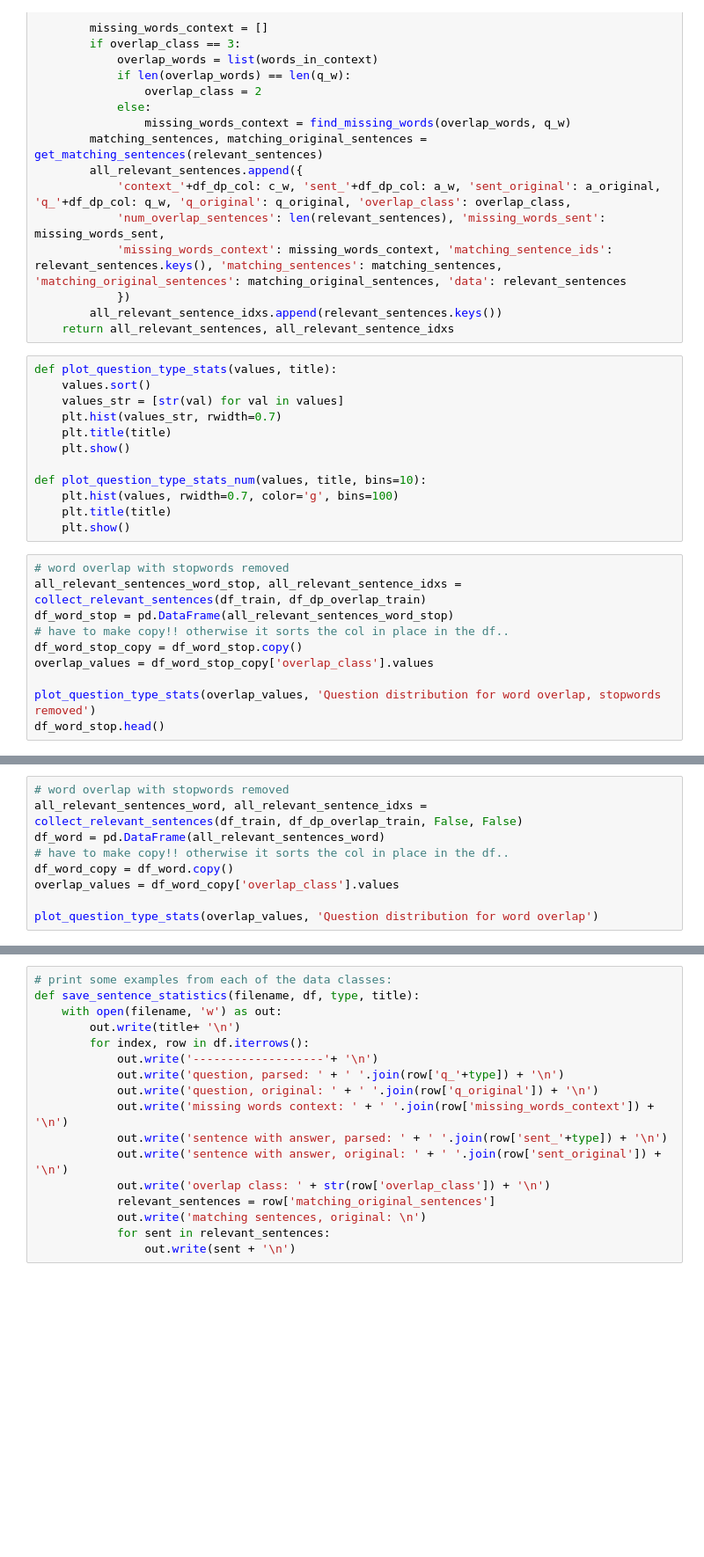
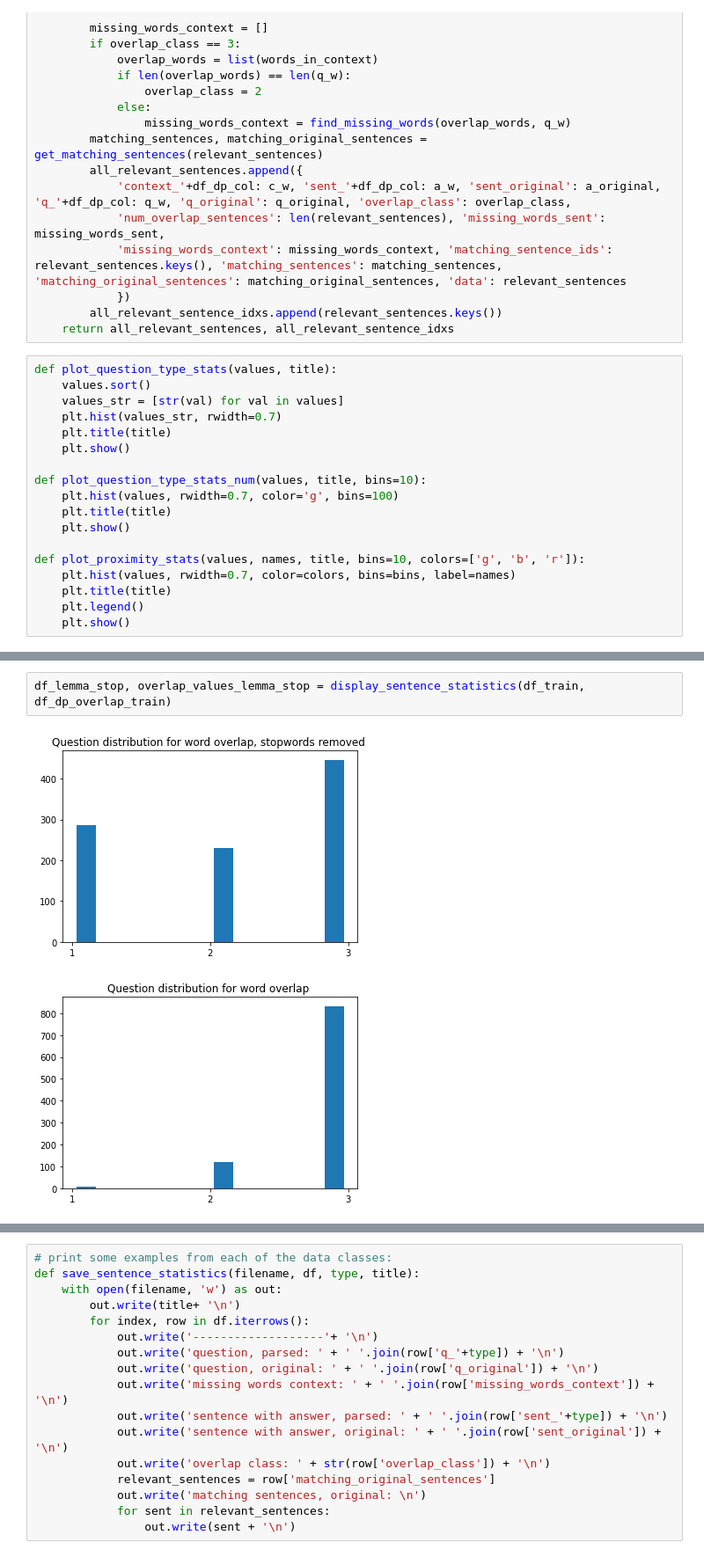
Before and after one commit to filippak/rc-answer-generation, a Jupyter notebook: data-analysis/relevant_sentences.ipynb, the cells around one changed output, grey strips where cells are left out. Shown at 88% size. Saved outputs shown, nothing was run; the diff lists cells and outputs as text; blank space fills up the shorter version.

Commit message:
Spell, labeling and fine-tuning of model

```diff
--- a/data-analysis/relevant_sentences.ipynb
+++ b/data-analysis/relevant_sentences.ipynb
@@ -139,13 +153,9 @@ def plot_question_type_stats_num(values, title, bins=10):
     plt.hist(values, rwidth=0.7, color='g', bins=100)
     plt.title(title)
     plt.show()
+
+def plot_proximity_stats(values, names, title, bins=10, colors=['g', 'b', 'r']):
+    plt.hist(values, rwidth=0.7, color=colors, bins=bins, label=names)
+    plt.title(title)
+    plt.legend()
+    plt.show()
-# %%
-# word overlap with stopwords removed
-all_relevant_sentences_word_stop, all_relevant_sentence_idxs = collect_relevant_sentences(df_train, df_dp_overlap_train)
-df_word_stop = pd.DataFrame(all_relevant_sentences_word_stop)
-# have to make copy!! otherwise it sorts the col in place in the df..
-df_word_stop_copy = df_word_stop.copy()
-overlap_values = df_word_stop_copy['overlap_class'].values
-
-plot_question_type_stats(overlap_values, 'Question distribution for word overlap, stopwords removed')
-df_word_stop.head()
@@ -160,9 +161,0 @@ df_word_stop.head()
-# %%
-# word overlap with stopwords removed
-all_relevant_sentences_word, all_relevant_sentence_idxs = collect_relevant_sentences(df_train, df_dp_overlap_train, False, False)
-df_word = pd.DataFrame(all_relevant_sentences_word)
-# have to make copy!! otherwise it sorts the col in place in the df..
-df_word_copy = df_word.copy()
-overlap_values = df_word_copy['overlap_class'].values
-
-plot_question_type_stats(overlap_values, 'Question distribution for word overlap')
@@ -216,0 +218,5 @@ plot_question_type_stats(overlap_values, 'Question distribution for lemma overla
+# %%
+df_lemma_stop, overlap_values_lemma_stop = display_sentence_statistics(df_train, df_dp_overlap_train)
+# %% [output]
+[figure, added]
+[figure, added]
```
Also changed, not shown: parts of 11 cells of this notebook, 12 other files.
